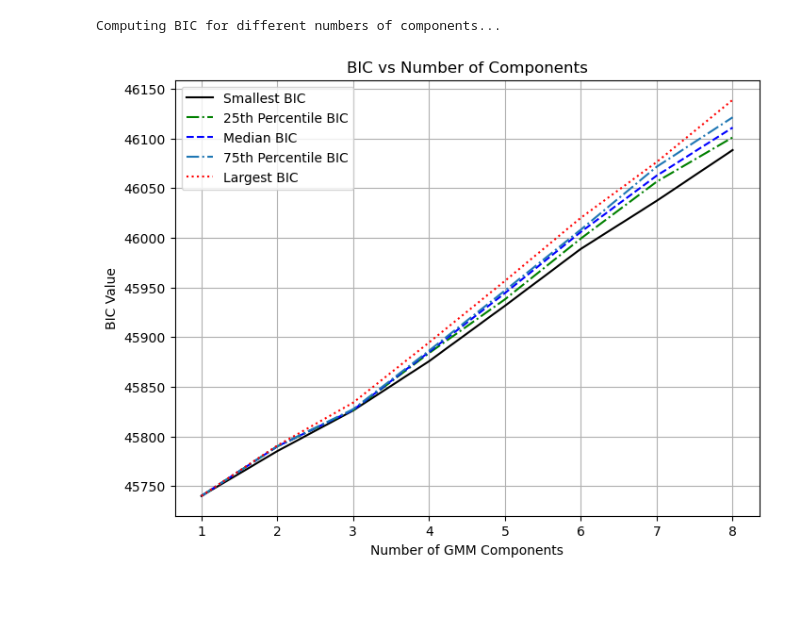
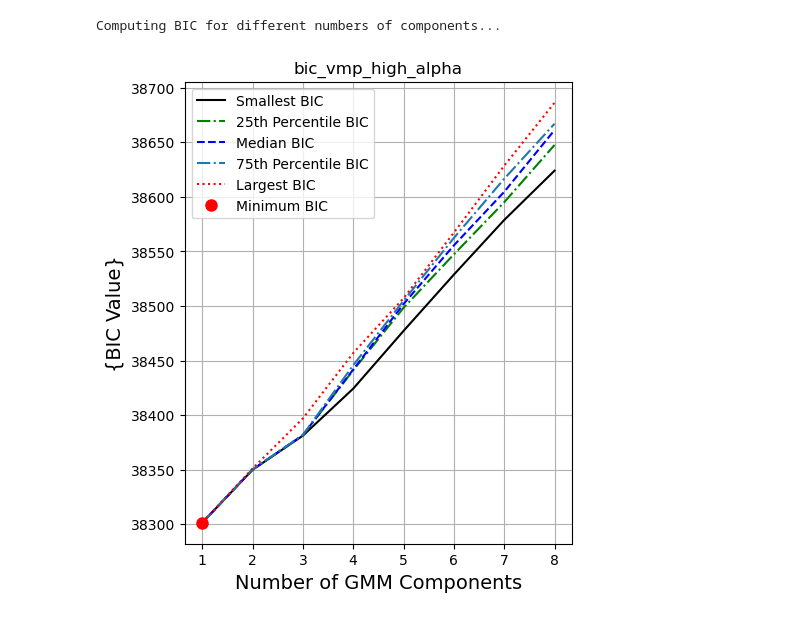
Before and after one commit to raunaq-rai/Disentangling-the-Milky-Way-using-GMM, a Jupyter notebook: notebooks/Viswanathan_GMM.ipynb, the cells around one changed output. Saved outputs shown, nothing was run; the diff lists cells and outputs as text; code cells hidden in the pictures.

```diff
--- a/notebooks/Viswanathan_GMM.ipynb
+++ b/notebooks/Viswanathan_GMM.ipynb
@@ -3,11 +3,12 @@ from astropy.io import fits
 import pandas as pd
 import numpy as np
 import json
+import pickle
 
 # Load the datasets
-vis_main = fits.open('../data/vis_main.fits')[1].data
+vis_main = fits.open('../data/vis_main_filtered.fits')[1].data
 
-df = pd.DataFrame(np.array(vis_main))
+df = pd.DataFrame(np.array(vis_main).byteswap().newbyteorder())
 # %%
 import sys
 import os
@@ -102,10 +114,11 @@ plot_vr_vphi_by_metallicity(df_low, title_prefix="Low-α Stars",save_prefix='low
 # %%
-def plot_bic_vs_n_components(BIC_values):
+def plot_bic_vs_n_components(BIC_values, save_prefix=None):
     """
     Plots BIC vs. Number of Components.
 
     Args:
     - BIC_values: Dictionary with BIC values for each component count.
+    - save_prefix: Optional filename prefix for saving the figure.
     """
     num_components = sorted(BIC_values.keys())  # Sorted list of component numbers
 
@@ -115,18 +128,26 @@ def plot_bic_vs_n_components(BIC_values):
     q25_bic = [np.percentile(BIC_values[N], 25) for N in num_components]  # 25th percentile
     q75_bic = [np.percentile(BIC_values[N], 75) for N in num_components]  # 75th percentile
 
-    plt.figure(figsize=(8, 6))
+    min_bic = min(smallest_bic)
+    min_index = smallest_bic.index(min_bic)
+    best_n_components = num_components[min_index]
+
+
+    plt.figure(figsize=(5, 6))
     plt.plot(num_components, smallest_bic, 'k-', label='Smallest BIC')
     plt.plot(num_components, q25_bic, 'g-.', label='25th Percentile BIC')
     plt.plot(num_components, median_bic, 'b--', label='Median BIC')
     plt.plot(num_components, q75_bic, '-.', label='75th Percentile BIC')
     plt.plot(num_components, largest_bic, 'r:', label='Largest BIC')
+    plt.plot(best_n_components, min_bic, 'ro', markersize=8, label='Minimum BIC')
 
-    plt.xlabel("Number of GMM Components")
-    plt.ylabel("BIC Value")
-    plt.title("BIC vs Number of Components")
+    plt.xlabel("Number of GMM Components",fontsize=14)
+    plt.ylabel("{BIC Value}",fontsize=14)
+    plt.title(f"{save_prefix}")
     plt.legend()
     plt.grid(True)
+    if save_prefix:
+        plt.savefig(f"../figures/{save_prefix}.png", dpi=300)
     plt.show()
 # %%
 df_vmp_high = df_high[(df_high['mh_xgboost'] >= -3.0) & (df_high['mh_xgboost'] < -2.0)]
@@ -141,13 +162,14 @@ df_mp2_low = df_low[(df_low['mh_xgboost'] >= -1.3) & (df_low['mh_xgboost'] < -1.
 # %%
 bic_vmp_high_alpha = compute_bic_vs_n_components(df_vmp_high, max_components=8, n_init=50)
 
-with open("../fits/bic_vmp_high_alpha.json", "w") as f:
+with open("../models/bic_vmp_high_alpha.json", "w") as f:
     json.dump(bic_vmp_high_alpha, f)
-
-plot_bic_vs_n_components(bic_vmp_high_alpha)
 # %% [output]
 Computing BIC for different numbers of components...
-[figure, removed]
+# %%
+plot_bic_vs_n_components(bic_vmp_high_alpha, save_prefix='bic_vmp_high_alpha')
+# %% [output]
+[figure, added]
 # %%
 bic_imp_high_alpha = compute_bic_vs_n_components(df_imp_high, max_components=8, n_init=50)
 
```
Also changed, not shown: parts of 32 cells of this notebook, 48 other files.
